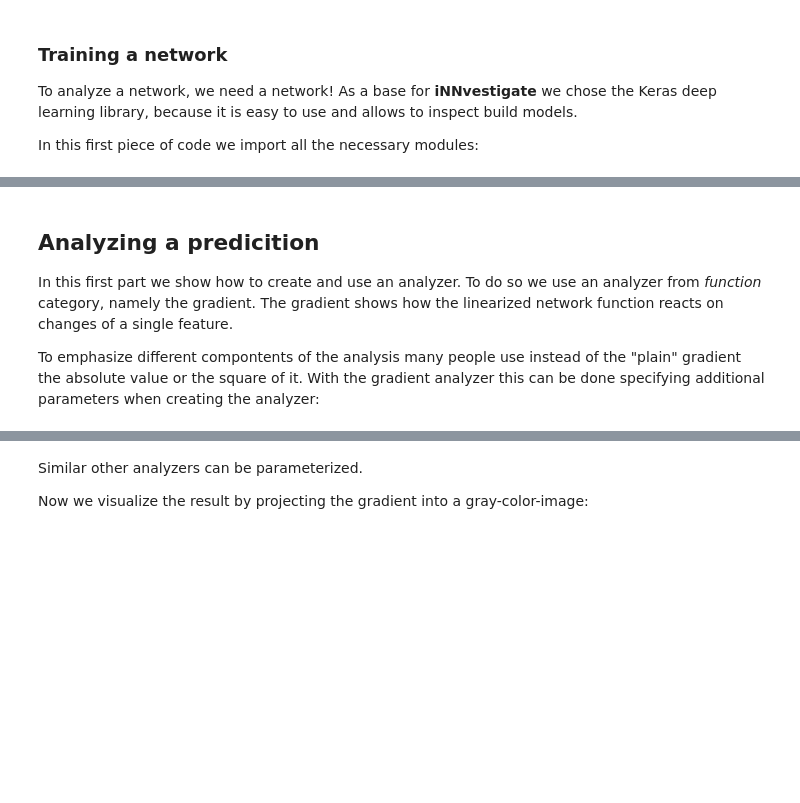
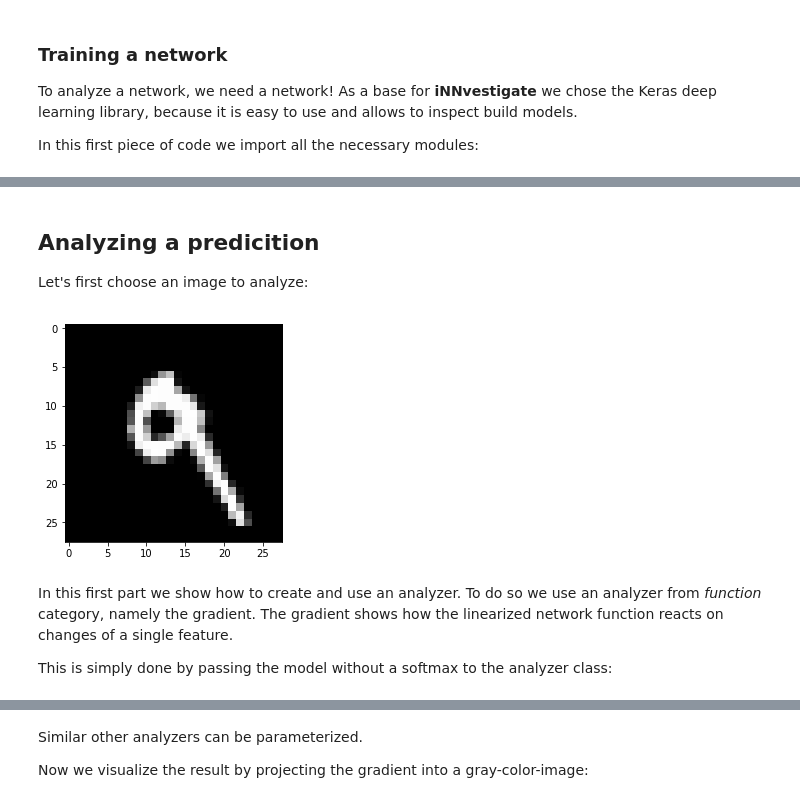
Before and after one commit to albermax/innvestigate, a Jupyter notebook: examples/notebooks/introduction.ipynb, the cells around one changed output, grey strips where cells are left out. Drawn from its saved outputs; the diff is of its cells as text; code cells hidden in the pictures; blank space fills up the shorter version.

```diff
--- a/examples/notebooks/introduction.ipynb
+++ b/examples/notebooks/introduction.ipynb
@@ -35,0 +39,19 @@ In this first piece of code we import all the necessary modules:
+# %%
+%matplotlib inline
+
+import imp
+import matplotlib.pyplot as plot
+import numpy as np
+import os
+
+import keras
+import keras.backend
+import keras.layers
+import keras.models
+import keras.utils
+
+import innvestigate
+import innvestigate.utils as iutils
+
+# Use utility libraries to focus on relevant iNNvestigate routines.
+mnistutils = imp.load_source("utils_mnist", "../utils_mnist.py")
@@ -36 +62,20 @@ In this first piece of code we import all the necessary modules:
+# %%
+# Load data
+# returns x_train, y_train, x_test, y_test as numpy.ndarray
+data_not_preprocessed = mnistutils.fetch_data()
+
+# Create preprocessing functions
+input_range = [-1, 1]
+preprocess, revert_preprocessing = mnistutils.create_preprocessing_f(data_not_preprocessed[0], input_range)
+
+# Preprocess data
+data = (
+    preprocess(data_not_preprocessed[0]), keras.utils.to_categorical(data_not_preprocessed[1], 10),
+    preprocess(data_not_preprocessed[2]), keras.utils.to_categorical(data_not_preprocessed[3], 10),
+)
+
+if keras.backend.image_data_format == "channels_first":
+    input_shape = (1, 28, 28)
+else:
+    input_shape = (28, 28, 1)
 # %% [markdown]
@@ -38,6 +116,16 @@ to now create and train a CNN:
+# %% [markdown]
+## Analyzing a predicition
+
+Let's first choose an image to analyze:
+# %%
+# Choosing a test image for the tutorial:
+image = data[2][7:8]
+
+plot.imshow(image.squeeze(), cmap='gray', interpolation='nearest')
+plot.show()
+# %% [output]
+[figure, added]
 # %% [markdown]
-## Analyzing a predicition
-
 In this first part we show how to create and use an analyzer. To do so we use an analyzer from *function* category, namely the gradient. The gradient shows how the linearized network function reacts on changes of a single feature.
 
-To emphasize different compontents of the analysis many people use instead of the "plain" gradient the absolute value or the square of it. With the gradient analyzer this can be done specifying additional parameters when creating the analyzer:
+This is simply done by passing the model without a softmax to the analyzer class:
```
Also changed, not shown: parts of 17 cells of this notebook, 3 other files.
